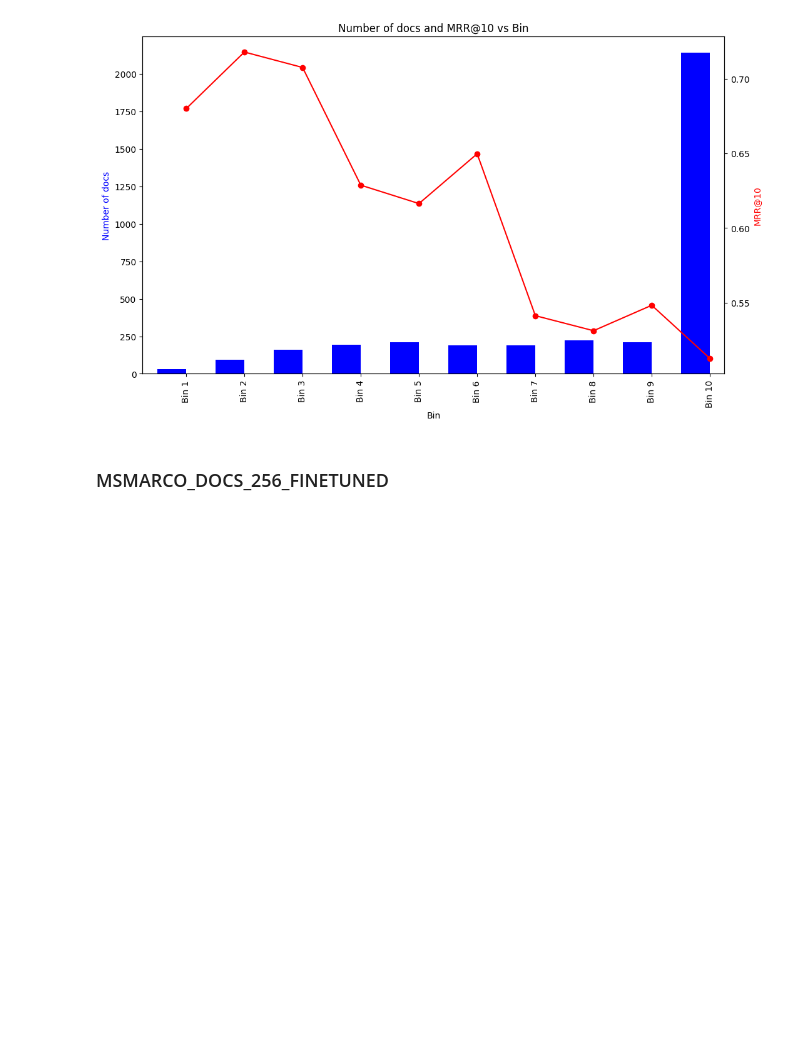
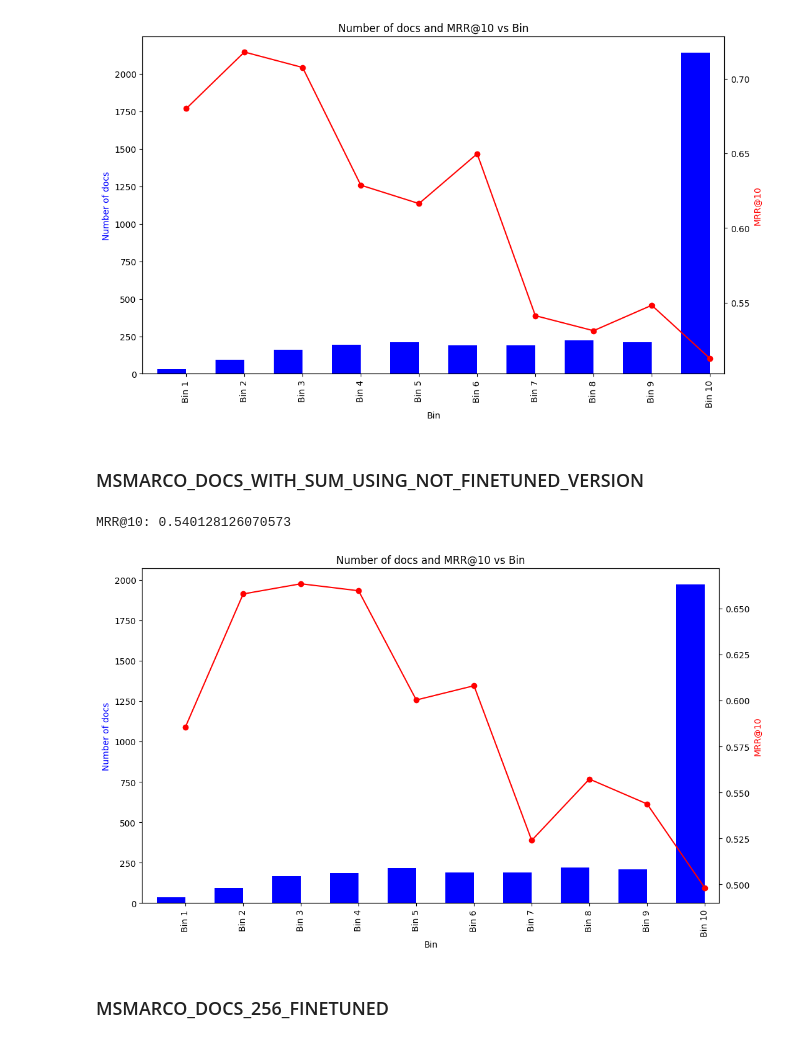
Before and after one commit to slawekgarcarz/ColBERT, a Jupyter notebook: src/utils/results.ipynb, the cells around one changed output. Cells and saved outputs as stored; diff of their text form; code cells hidden in the pictures; blank space fills up the shorter version.

```diff
--- a/src/utils/results.ipynb
+++ b/src/utils/results.ipynb
@@ -91,6 +92,13 @@ plot_mrr_results('/gpfs/home3/sgarcarz/PycharmProjects/ColBERT/src/results/evalu
 # %% [output]
 MRR@10: 0.551915956649766
 [figure]
+# %% [markdown]
+### MSMARCO_DOCS_WITH_SUM_USING_NOT_FINETUNED_VERSION
+# %%
+plot_mrr_results('../results/evaluation_passage_sum.txt')
+# %% [output]
+MRR@10: 0.540128126070573
+[figure, added]
 # %% [markdown]
 ### MSMARCO_DOCS_256_FINETUNED
 # %%
```
Also changed, not shown: parts of 11 cells of this notebook, 26 other files.
